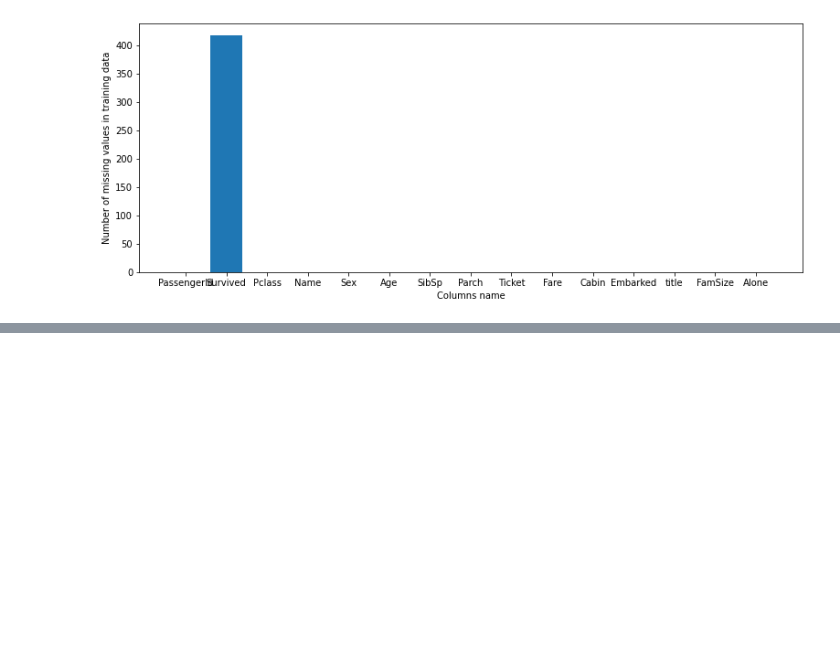
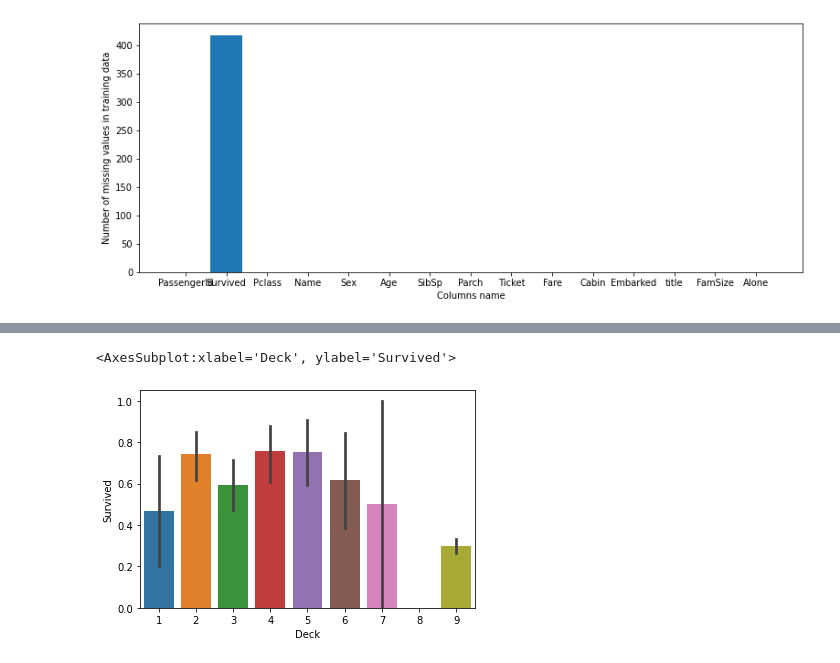
Before and after one commit to Keyrellous/Titanic, a Jupyter notebook: Titanic ML Python by Mariz and Kitos.ipynb, the cells around one changed output, grey strips where cells are left out. Saved outputs shown, nothing was run; the diff lists cells and outputs as text; code cells hidden in the pictures; blank space fills up the shorter version.

```diff
--- a/Titanic ML Python by Mariz and Kitos.ipynb
+++ b/Titanic ML Python by Mariz and Kitos.ipynb
@@ -284,0 +311,2 @@ Name: Age, Length: 91, dtype: int64
+# %%
+imputed['HasCabin']=imputed['Cabin'].map(lambda x:0 if x=="nan" else 1)
@@ -284,0 +322,2 @@ Name: Age, Length: 91, dtype: int64
+# %%
+imputed['Cabin'] =[re.sub('nan','U0',x) for x in imputed['Cabin']]
@@ -284,0 +332,4 @@ Name: Age, Length: 91, dtype: int64
+# %%
+imputed['Deck'] = imputed['Cabin'].map(lambda x: re.compile("([a-zA-Z]+)").search(x).group())
+imputed['Deck'] =imputed['Deck'].map({"A": 1, "B": 2, "C": 3, "D": 4, "E": 5, "F": 6, "G": 7, "T":8 ,"U": 9}).astype(int)
+imputed['Deck'].value_counts()
@@ -284,0 +347,5 @@ Name: Age, Length: 91, dtype: int64
+# %%
+sns.barplot(data=imputed, x='Deck', y='Survived')
+# %% [output]
+<AxesSubplot:xlabel='Deck', ylabel='Survived'>
+[figure, added]
```
Also changed, not shown: parts of 39 cells of this notebook.
